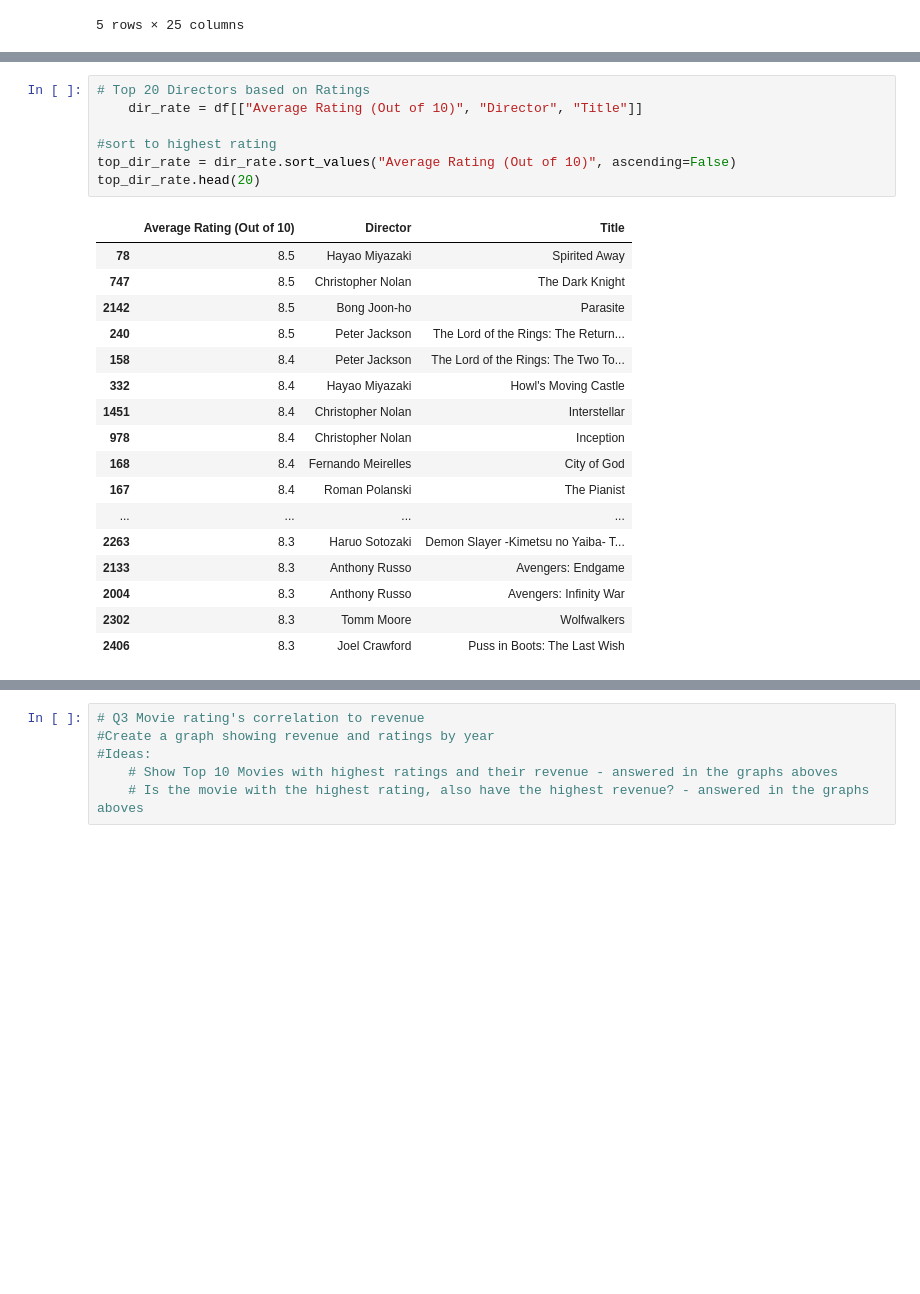
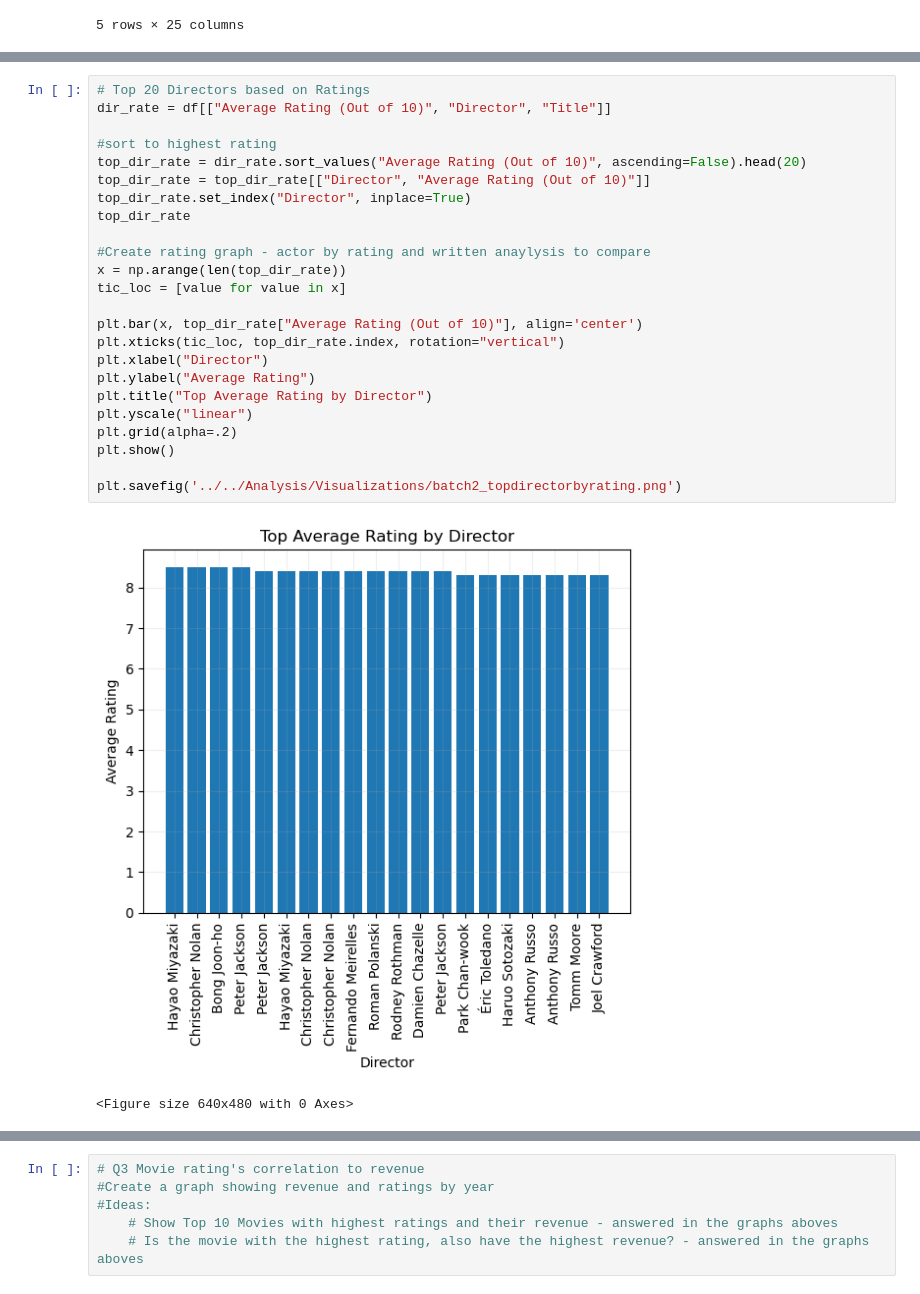
Before and after one commit to calirave/project1, a Jupyter notebook: Data Manipulation/Data Cleaning and Manipulation/Batch 2.ipynb, the cells around one changed output, grey strips where cells are left out. Drawn from its saved outputs; the diff is of its cells as text; blank space fills up the shorter version.

```diff
--- a/Data Manipulation/Data Cleaning and Manipulation/Batch 2.ipynb
+++ b/Data Manipulation/Data Cleaning and Manipulation/Batch 2.ipynb
@@ -139,28 +143,30 @@ top_dir_rev
 # %%
 # Top 20 Directors based on Ratings
-    dir_rate = df[["Average Rating (Out of 10)", "Director", "Title"]]
+dir_rate = df[["Average Rating (Out of 10)", "Director", "Title"]]
 
 #sort to highest rating
-top_dir_rate = dir_rate.sort_values("Average Rating (Out of 10)", ascending=False)
-top_dir_rate.head(20)
+top_dir_rate = dir_rate.sort_values("Average Rating (Out of 10)", ascending=False).head(20)
+top_dir_rate = top_dir_rate[["Director", "Average Rating (Out of 10)"]]
+top_dir_rate.set_index("Director", inplace=True)
+top_dir_rate
+
+#Create rating graph - actor by rating and written anaylysis to compare
+x = np.arange(len(top_dir_rate))
+tic_loc = [value for value in x]
+
+plt.bar(x, top_dir_rate["Average Rating (Out of 10)"], align='center')
+plt.xticks(tic_loc, top_dir_rate.index, rotation="vertical")
+plt.xlabel("Director")
+plt.ylabel("Average Rating")
+plt.title("Top Average Rating by Director")
+plt.yscale("linear")
+plt.grid(alpha=.2)
+plt.show()
+
+plt.savefig('../../Analysis/Visualizations/batch2_topdirectorbyrating.png')
 # %% [output]
-|  | Average Rating (Out of 10) | Director | Title |
-| 78 | 8.5 | Hayao Miyazaki | Spirited Away |
-| 747 | 8.5 | Christopher Nolan | The Dark Knight |
-| 2142 | 8.5 | Bong Joon-ho | Parasite |
-| 240 | 8.5 | Peter Jackson | The Lord of the Rings: The Return... |
-| 158 | 8.4 | Peter Jackson | The Lord of the Rings: The Two To... |
-| 332 | 8.4 | Hayao Miyazaki | Howl's Moving Castle |
-| 1451 | 8.4 | Christopher Nolan | Interstellar |
-| 978 | 8.4 | Christopher Nolan | Inception |
-| 168 | 8.4 | Fernando Meirelles | City of God |
-| 167 | 8.4 | Roman Polanski | The Pianist |
-| ... | ... | ... | ... |
-| 2263 | 8.3 | Haruo Sotozaki | Demon Slayer -Kimetsu no Yaiba- T... |
-| 2133 | 8.3 | Anthony Russo | Avengers: Endgame |
-| 2004 | 8.3 | Anthony Russo | Avengers: Infinity War |
-| 2302 | 8.3 | Tomm Moore | Wolfwalkers |
-| 2406 | 8.3 | Joel Crawford | Puss in Boots: The Last Wish |
+[figure, added]
+<Figure size 640x480 with 0 Axes>
 # %%
 # Is there a Director who directed more than 1 Movie that is part of the Top 100 Movies based on revenue
 top_100_rev = director_rev.sort_values("Gross Revenue", ascending=False).head(100)
```
Also changed, not shown: parts of 9 cells of this notebook, 6 other files.
